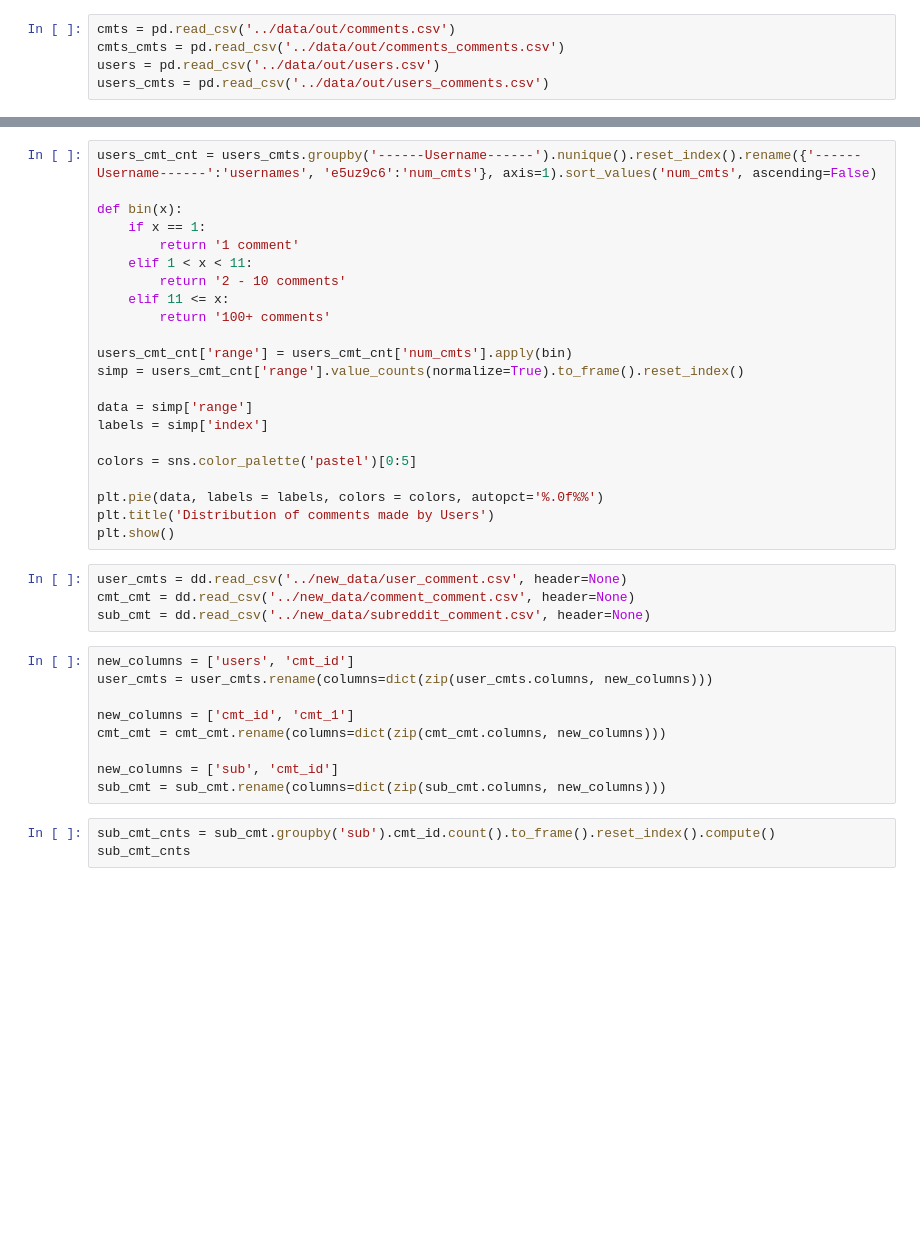
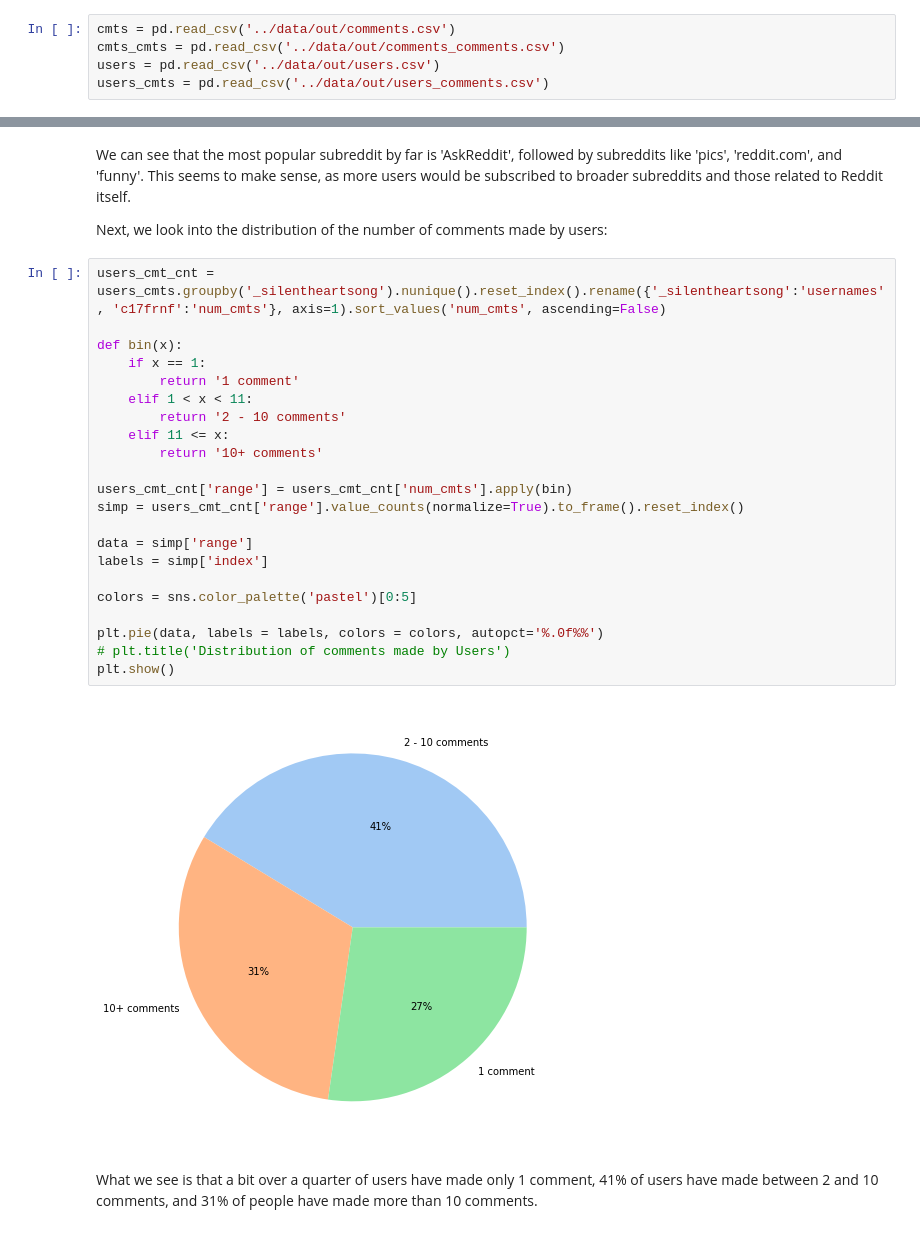
Before and after one commit to scottasut/dsc180b-project, a Jupyter notebook: notebooks/eda.ipynb, the cells around one changed output, grey strips where cells are left out. Drawn from its saved outputs; the diff is of its cells as text; blank space fills up the shorter version.

```diff
--- a/notebooks/eda.ipynb
+++ b/notebooks/eda.ipynb
@@ -226,38 +241,30 @@ plt.show()
+# %% [markdown]
+We can see that the most popular subreddit by far is 'AskReddit', followed by subreddits like 'pics', 'reddit.com', and 'funny'. This seems to make sense, as more users would be subscribed to broader subreddits and those related to Reddit itself.
+
+Next, we look into the distribution of the number of comments made by users:
 # %%
-users_cmt_cnt = users_cmts.groupby('------Username------').nunique().reset_index().rename({'------Username------':'usernames', 'e5uz9c6':'num_cmts'}, axis=1).sort_values('num_cmts', ascending=False)
+users_cmt_cnt = users_cmts.groupby('_silentheartsong').nunique().reset_index().rename({'_silentheartsong':'usernames', 'c17frnf':'num_cmts'}, axis=1).sort_values('num_cmts', ascending=False)
 
 def bin(x):
     if x == 1:
         return '1 comment'
     elif 1 < x < 11:
         return '2 - 10 comments'
     elif 11 <= x:
-        return '100+ comments'
+        return '10+ comments'
 
 users_cmt_cnt['range'] = users_cmt_cnt['num_cmts'].apply(bin)
 simp = users_cmt_cnt['range'].value_counts(normalize=True).to_frame().reset_index()
 
 data = simp['range']
 labels = simp['index']
 
 colors = sns.color_palette('pastel')[0:5]
 
 plt.pie(data, labels = labels, colors = colors, autopct='%.0f%%')
-plt.title('Distribution of comments made by Users')
+# plt.title('Distribution of comments made by Users')
 plt.show()
+# %% [output]
+[figure, added]
-# %%
-user_cmts = dd.read_csv('../new_data/user_comment.csv', header=None)
-cmt_cmt = dd.read_csv('../new_data/comment_comment.csv', header=None)
-sub_cmt = dd.read_csv('../new_data/subreddit_comment.csv', header=None)
-# %%
-new_columns = ['users', 'cmt_id']
-user_cmts = user_cmts.rename(columns=dict(zip(user_cmts.columns, new_columns)))
-
-new_columns = ['cmt_id', 'cmt_1']
-cmt_cmt = cmt_cmt.rename(columns=dict(zip(cmt_cmt.columns, new_columns)))
-
-new_columns = ['sub', 'cmt_id']
-sub_cmt = sub_cmt.rename(columns=dict(zip(sub_cmt.columns, new_columns)))
-# %%
-sub_cmt_cnts = sub_cmt.groupby('sub').cmt_id.count().to_frame().reset_index().compute()
-sub_cmt_cnts
+# %% [markdown]
+What we see is that a bit over a quarter of users have made only 1 comment, 41% of users have made between 2 and 10 comments, and 31% of people have made more than 10 comments.
```
Also changed, not shown: parts of 45 cells of this notebook.
